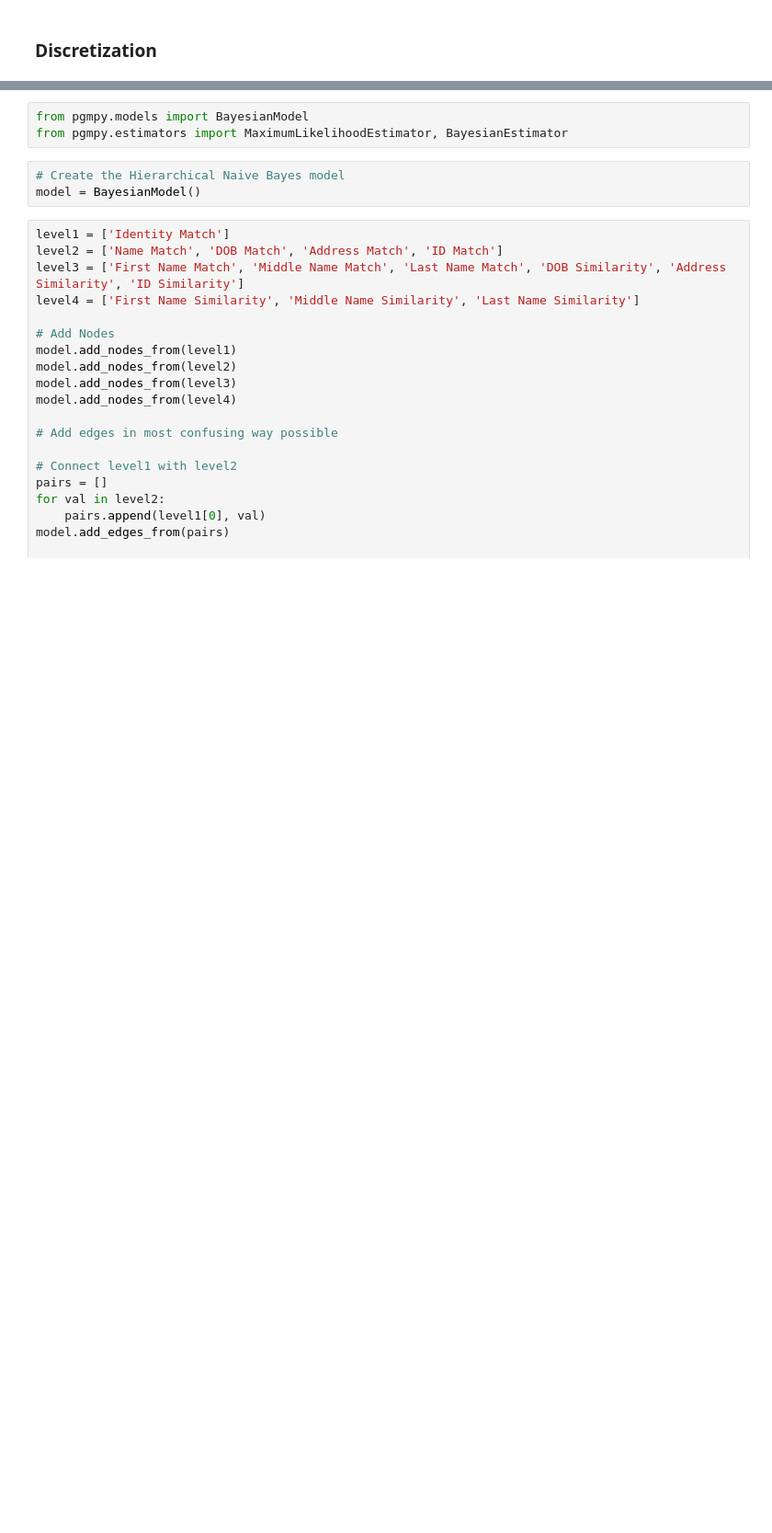
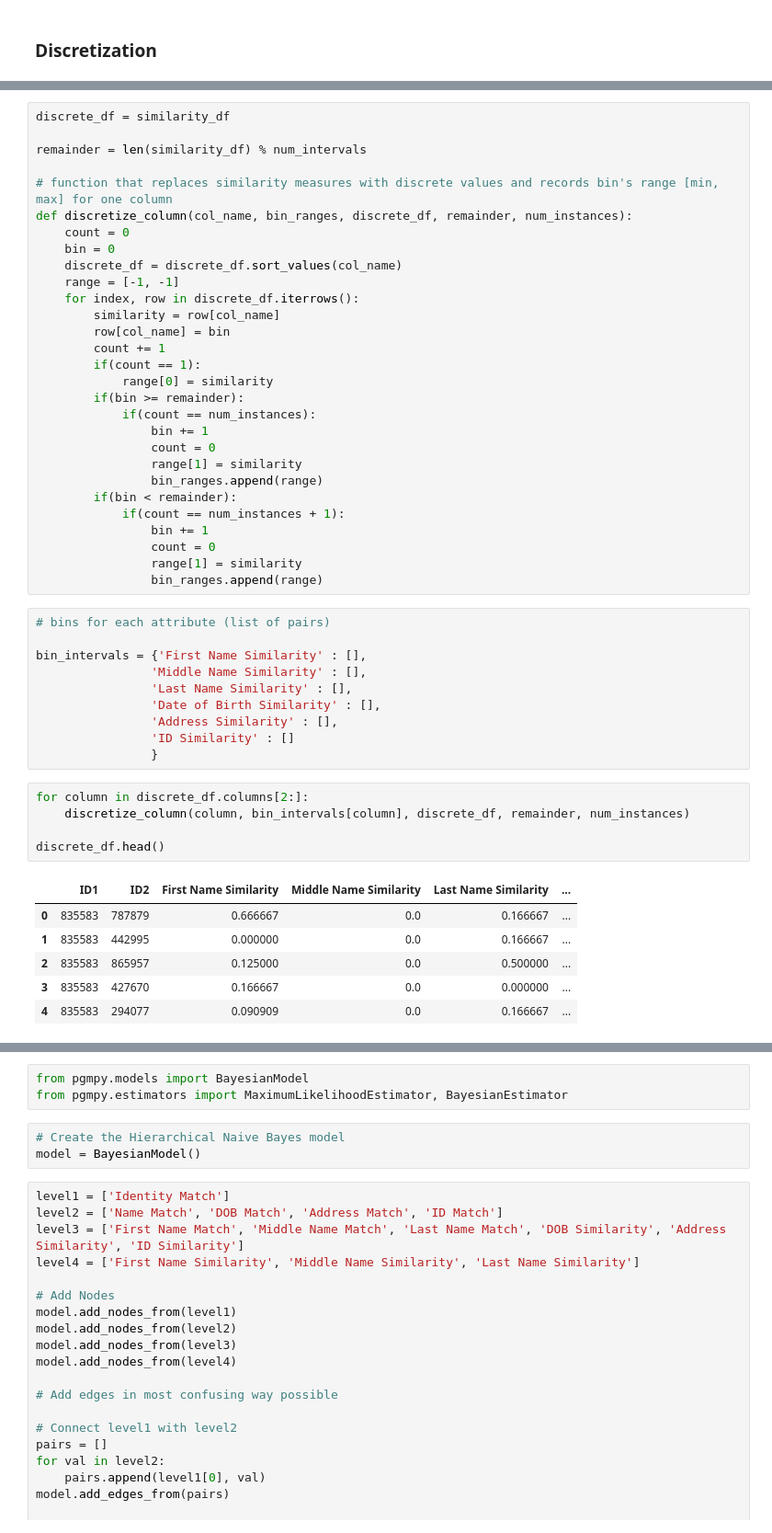
Before and after one commit to danaiamirali/hnb-identity-matching, a Jupyter notebook: model.ipynb, the cells around one changed output, grey strips where cells are left out. Shown: that part at 92% size. Saved outputs shown, nothing was run; the diff lists cells and outputs as text; blank space fills up the shorter version.

```diff
--- a/model.ipynb
+++ b/model.ipynb
@@ -133,0 +217,51 @@ KeyboardInterrupt:
+# %%
+discrete_df = similarity_df
+
+remainder = len(similarity_df) % num_intervals
+
+# function that replaces similarity measures with discrete values and records bin's range [min, max] for one column
+def discretize_column(col_name, bin_ranges, discrete_df, remainder, num_instances):
+    count = 0
+    bin = 0
+    discrete_df = discrete_df.sort_values(col_name)
+    range = [-1, -1]
+    for index, row in discrete_df.iterrows():
+        similarity = row[col_name]
+        row[col_name] = bin
+        count += 1
+        if(count == 1):
+            range[0] = similarity
+        if(bin >= remainder):
+            if(count == num_instances):
+                bin += 1
+                count = 0
+                range[1] = similarity
+                bin_ranges.append(range)
+        if(bin < remainder):
+            if(count == num_instances + 1):
+                bin += 1
+                count = 0
+                range[1] = similarity
+                bin_ranges.append(range)
+# %%
+# bins for each attribute (list of pairs)
+
+bin_intervals = {'First Name Similarity' : [],
+                'Middle Name Similarity' : [],
+                'Last Name Similarity' : [],
+                'Date of Birth Similarity' : [],
+                'Address Similarity' : [],
+                'ID Similarity' : []
+                }
+# %%
+for column in discrete_df.columns[2:]:
+    discretize_column(column, bin_intervals[column], discrete_df, remainder, num_instances)
+
+discrete_df.head()
+# %% [output]
+|  | ID1 | ID2 | First Name Similarity | Middle Name Similarity | Last Name Similarity | ... |
+| 0 | 835583 | 787879 | 0.666667 | 0.0 | 0.166667 | ... |
+| 1 | 835583 | 442995 | 0.000000 | 0.0 | 0.166667 | ... |
+| 2 | 835583 | 865957 | 0.125000 | 0.0 | 0.500000 | ... |
+| 3 | 835583 | 427670 | 0.166667 | 0.0 | 0.000000 | ... |
+| 4 | 835583 | 294077 | 0.090909 | 0.0 | 0.166667 | ... |
```
Also changed, not shown: parts of 24 cells of this notebook.
